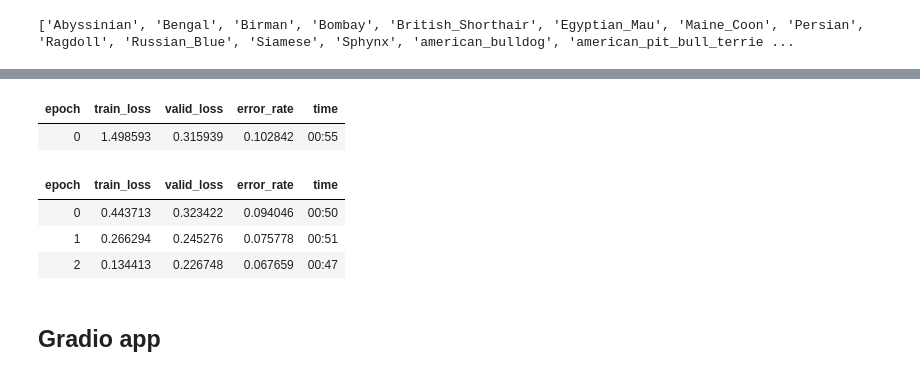
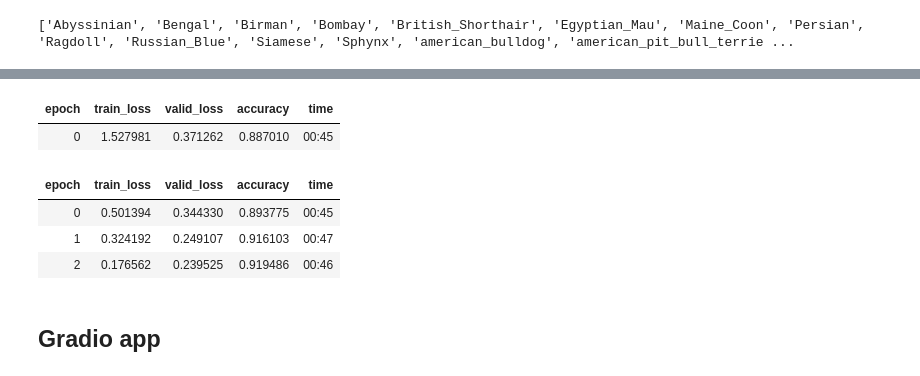
Before and after one commit to ML-Bioinfo-CEITEC/ECCB2022, a Jupyter notebook: notebooks/04_Gradio_app_and_HF_spaces.ipynb, the cells around one changed output, grey strips where cells are left out. Saved outputs shown, nothing was run; the diff lists cells and outputs as text; code cells hidden in the pictures.

Commit message:
resnet18 instead of resnet34

```diff
--- a/notebooks/04_Gradio_app_and_HF_spaces.ipynb
+++ b/notebooks/04_Gradio_app_and_HF_spaces.ipynb
@@ -30,6 +33,6 @@ dls.vocab
 # %% [output]
 ['Abyssinian', 'Bengal', 'Birman', 'Bombay', 'British_Shorthair', 'Egyptian_Mau', 'Maine_Coon', 'Persian', 'Ragdoll', 'Russian_Blue', 'Siamese', 'Sphynx', 'american_bulldog', 'american_pit_bull_terrie ...
 # %%
-learn = vision_learner(dls, resnet34, metrics=error_rate)
+learn = vision_learner(dls, resnet18, metrics=accuracy)
 learn.fine_tune(3)
 # %% [output]
@@ -37,9 +40,9 @@ Downloading: "https://download.pytorch.org/models/resnet34-b627a593.pth" to /roo
-| epoch | train_loss | valid_loss | error_rate | time |
-| 0 | 1.498593 | 0.315939 | 0.102842 | 00:55 |
+| epoch | train_loss | valid_loss | accuracy | time |
+| 0 | 1.527981 | 0.371262 | 0.887010 | 00:45 |
-| epoch | train_loss | valid_loss | error_rate | time |
-| 0 | 0.443713 | 0.323422 | 0.094046 | 00:50 |
-| 1 | 0.266294 | 0.245276 | 0.075778 | 00:51 |
-| 2 | 0.134413 | 0.226748 | 0.067659 | 00:47 |
+| epoch | train_loss | valid_loss | accuracy | time |
+| 0 | 0.501394 | 0.344330 | 0.893775 | 00:45 |
+| 1 | 0.324192 | 0.249107 | 0.916103 | 00:47 |
+| 2 | 0.176562 | 0.239525 | 0.919486 | 00:46 |
 # %%
 learn.export('model.pkl')
 # %% [markdown]
```
Also changed, not shown: parts of 5 cells of this notebook.
